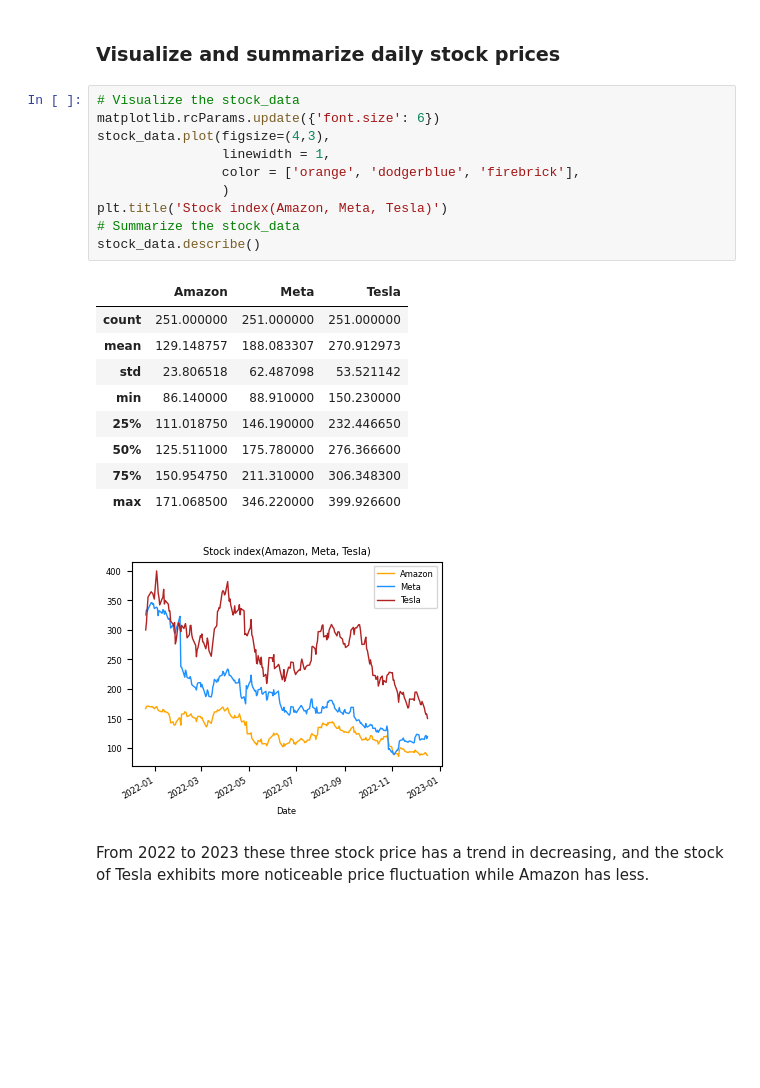
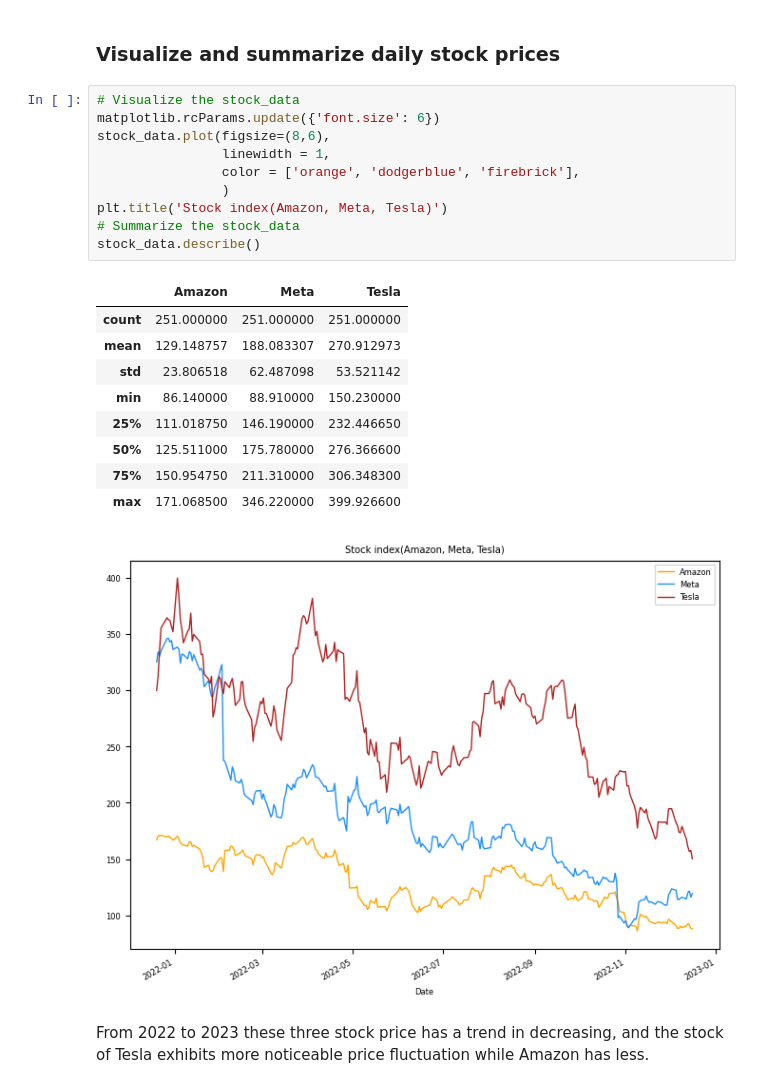
Before and after one commit to wswu001/Risk-Return-The-Sharpe-Ratio, a Jupyter notebook: main.ipynb, the cells around one changed output. Saved outputs shown, nothing was run; the diff lists cells and outputs as text; blank space fills up the shorter version.

Commit message:
Update plot size

```diff
--- a/main.ipynb
+++ b/main.ipynb
@@ -110,24 +110,24 @@ benchmark_data.head(5)
 # %%
 # Visualize the stock_data
 matplotlib.rcParams.update({'font.size': 6})
-stock_data.plot(figsize=(4,3),
+stock_data.plot(figsize=(8,6),
                 linewidth = 1,
                 color = ['orange', 'dodgerblue', 'firebrick'],
                 )
 plt.title('Stock index(Amazon, Meta, Tesla)')
 # Summarize the stock_data
 stock_data.describe()
 # %% [output]
 |  | Amazon | Meta | Tesla |
 | count | 251.000000 | 251.000000 | 251.000000 |
 | mean | 129.148757 | 188.083307 | 270.912973 |
 | std | 23.806518 | 62.487098 | 53.521142 |
 | min | 86.140000 | 88.910000 | 150.230000 |
 | 25% | 111.018750 | 146.190000 | 232.446650 |
 | 50% | 125.511000 | 175.780000 | 276.366600 |
 | 75% | 150.954750 | 211.310000 | 306.348300 |
 | max | 171.068500 | 346.220000 | 399.926600 |
-[figure, old version]
+[figure, new version]
 # %% [markdown]
 From 2022 to 2023 these three stock price has a trend in decreasing, and the stock of Tesla exhibits more noticeable price fluctuation while Amazon has less.
 # %%
```
Also changed, not shown: parts of 8 cells of this notebook.
